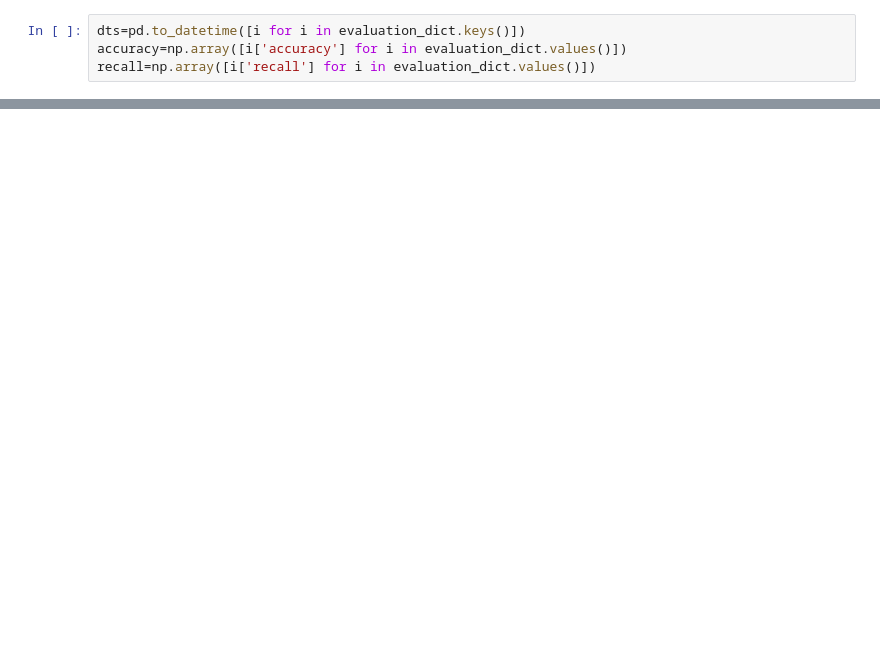
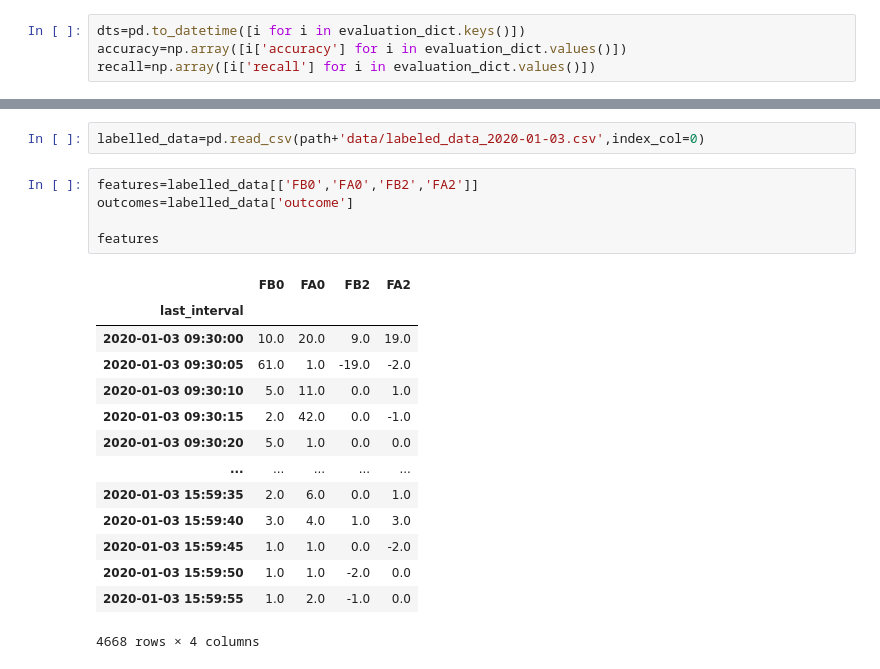
Before and after one commit to jasonbohne123/Kernel_Learning, a Jupyter notebook: LOB_Analysis/mkl_lob.ipynb, the cells around one changed output, grey strips where cells are left out. Drawn from its saved outputs; the diff is of its cells as text; blank space fills up the shorter version.

```diff
--- a/LOB_Analysis/mkl_lob.ipynb
+++ b/LOB_Analysis/mkl_lob.ipynb
@@ -193,0 +200,22 @@ axis[1].xaxis.set_major_formatter(xfmt)
+# %%
+labelled_data=pd.read_csv(path+'data/labeled_data_2020-01-03.csv',index_col=0)
+# %%
+features=labelled_data[['FB0','FA0','FB2','FA2']]
+outcomes=labelled_data['outcome']
+
+features
+# %% [output]
+|  | FB0 | FA0 | FB2 | FA2 |
+| last_interval |  |  |  |  |
+| 2020-01-03 09:30:00 | 10.0 | 20.0 | 9.0 | 19.0 |
+| 2020-01-03 09:30:05 | 61.0 | 1.0 | -19.0 | -2.0 |
+| 2020-01-03 09:30:10 | 5.0 | 11.0 | 0.0 | 1.0 |
+| 2020-01-03 09:30:15 | 2.0 | 42.0 | 0.0 | -1.0 |
+| 2020-01-03 09:30:20 | 5.0 | 1.0 | 0.0 | 0.0 |
+| ... | ... | ... | ... | ... |
+| 2020-01-03 15:59:35 | 2.0 | 6.0 | 0.0 | 1.0 |
+| 2020-01-03 15:59:40 | 3.0 | 4.0 | 1.0 | 3.0 |
+| 2020-01-03 15:59:45 | 1.0 | 1.0 | 0.0 | -2.0 |
+| 2020-01-03 15:59:50 | 1.0 | 1.0 | -2.0 | 0.0 |
+| 2020-01-03 15:59:55 | 1.0 | 2.0 | -1.0 | 0.0 |
+4668 rows × 4 columns
```
Also changed, not shown: parts of 16 cells of this notebook, 3 other files.
